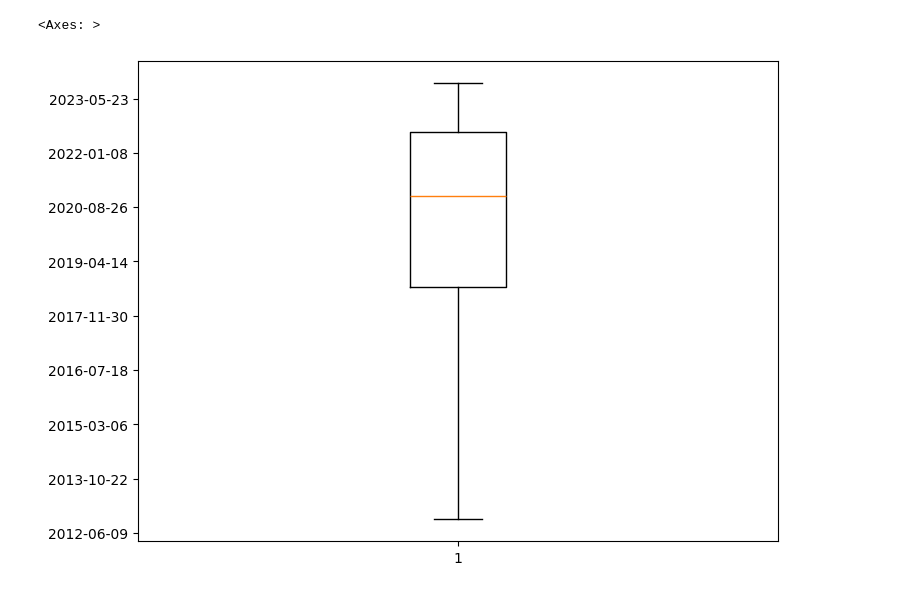
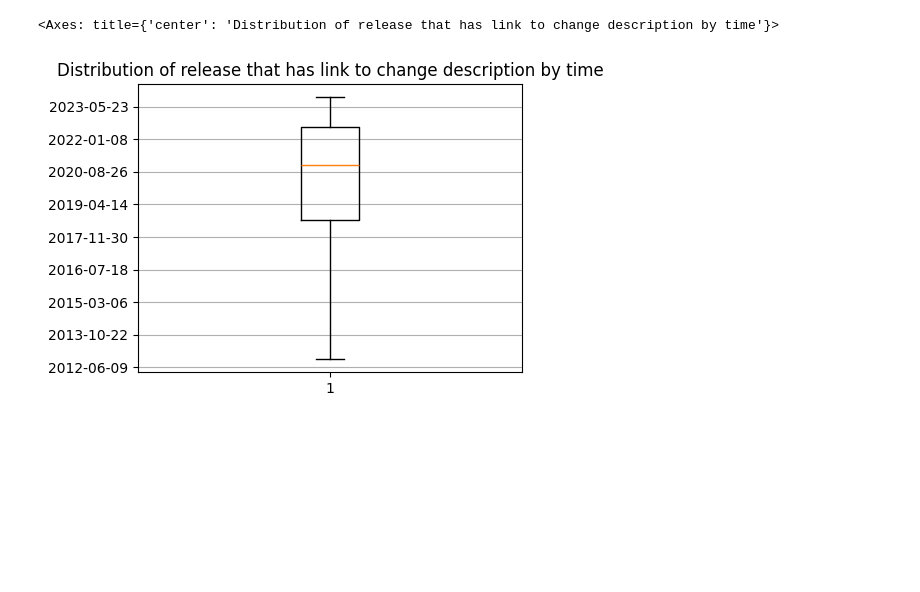
Before and after one commit to 3rcode/commit-classification, a Jupyter notebook: statistic.ipynb, the cells around one changed output. Saved outputs shown, nothing was run; the diff lists cells and outputs as text; code cells hidden in the pictures; blank space fills up the shorter version.

```diff
--- a/statistic.ipynb
+++ b/statistic.ipynb
@@ -3,8 +3,12 @@ import pandas as pd
 import numpy as np
 import matplotlib.pyplot as plt
 import chart_studio.plotly as plotly
+import plotly.graph_objects as go
+from plotly.offline import iplot, plot, init_notebook_mode
 from collections import defaultdict
 import re
 from matplotlib.dates import date2num, num2date
 import warnings
 warnings.filterwarnings('ignore')
+#init_notebook_mode(connected=True)
+plt.rc('axes', axisbelow=True)
@@ -14,5 +15,7 @@ Number of repositories that has release note: 72.79%
 # %%
-num_valid_repos = 3109
-print("Number of valid repositories:", num_valid_repos)
+valid_repos = pd.read_csv("statistic/valid_repos.csv")
+print("Number of valid repositories:", len(valid_repos))
 repos = pd.read_csv("statistic/has_release.csv")
-print("Number of repositories that has release note:", f"{round(len(repos) / num_valid_repos * 10000) / 100}%")
+has_rn = pd.read_csv("statistic/has_release_note.csv")
+print("Number of repositories that has release:", len(repos), '~', f"{round(len(repos) / len(valid_repos) * 10000) / 100}%")
+print("Number of repositories that has release note:", len(has_rn), '~', f"{round(len(has_rn) / len(valid_repos) * 10000) / 100}%")
@@ -132,18 +163,18 @@ array([<Axes: >, <Axes: >], dtype=object)
 # %%
 change_descriptor = pd.read_csv("statistic/change_descriptor.csv")
-has_release = pd.read_csv("statistic/has_release.csv")
+has_release_note = pd.read_csv("statistic/has_release_note.csv")
 num_link = np.array(change_descriptor.columns[1:])
 num_rn = np.array([1, 5, 10, 20, 30, 50])
-X, Y = np.meshgrid(num_link, num_rn)
 
 counter = np.zeros((len(num_rn), len(num_link)), dtype=np.float32)
 for i in range(counter.shape[0]):
     for j in range(counter.shape[1]):
-        counter[i, j] = len(change_descriptor[change_descriptor[num_link[j]]>=num_rn[i]]) / len(has_release[has_release["num release"]>=num_rn[i]])
-X = X.astype(np.float32)
-Y = Y.astype(np.float32)
-fig = plt.figure()
-ax = plt.axes(projection="3d")
-ax.plot_surface(X, Y, counter, rstride=1, cstride=1,
-                cmap='viridis', edgecolor='none')
+        counter[i, j] = len(change_descriptor[change_descriptor[num_link[j]]>=num_rn[i]]) / len(has_release_note[has_release_note["num release"]>=num_rn[i]])
+
+fig = go.Figure(data=[go.Surface(z=counter, x=num_rn, y=num_link)])
+fig.update_layout(title='Ratio of num repo has at least x release notes that has at least y links',
+                  autosize=False,
+                  width=500, height=500,
+                  margin=dict(l=65, r=50, b=65, t=90))
+fig.show()
 # %% [output]
@@ -152,34 +183,34 @@ ax.plot_surface(X, Y, counter, rstride=1, cstride=1,
 # %%
-
 num_link = 1
-
 def validate(rn, valid_link_num: int) -> bool:
     if pd.isna(rn):
         return False
     rn = str(rn)
     pull_requests = re.findall(r"https:\/\/github.com\/[a-zA-Z0-9-]+\/[a-zA-Z0-9-]+\/pull\/[0-9]+", rn)
     issues = re.findall(r"https:\/\/github.com\/[a-zA-Z0-9-]+\/[a-zA-Z0-9-]+\/issues\/[0-9]+", rn)
     pr_issue = re.findall(r"\#[0-9]+\b", rn)
     commits = re.findall(r"\b[0-9a-f]{7,40}\b", rn)
     return ((len(pull_requests) + len(commits) + len(issues) >= valid_link_num) or
             (len(pr_issue) + len(commits) >= valid_link_num))
 
-repos = pd.read_csv("statistic/has_release.csv")
+has_rn = pd.read_csv("statistic/has_release_note.csv")
 date = []
-for repo in repos["Repo"]:
+for repo in has_rn["Repo"]:
     release_info = pd.read_csv(f"statistic/release/{repo.replace('/', '_')}.csv")[["body", "created_at"]]
     release_time = pd.to_datetime(release_info["created_at"]).dt.to_pydatetime()
     for i in range(len(release_info)):
         if validate(release_info.loc[i, "body"], num_link):
             date.append(release_time[i])
 
 date = date2num(date)
 fig = plt.figure()
-axes = fig.add_axes([0, 0, 1, 1])
+axes = fig.add_axes([0, 0, 0.6, 0.6])
 axes.boxplot(date, 0, '')
+axes.set_title("Distribution of release that has link to change description by time")
 axes.yaxis.set_major_formatter(lambda x, pos: num2date(x).date())
+plt.grid(visible=True, axis='y')
 axes
 # %% [output]
-<Axes: >
+<Axes: title={'center': 'Distribution of release that has link to change description by time'}>
-[figure, old version]
+[figure, new version]
 # %%
```
Also changed, not shown: parts of 10 cells of this notebook, 15 other files.
